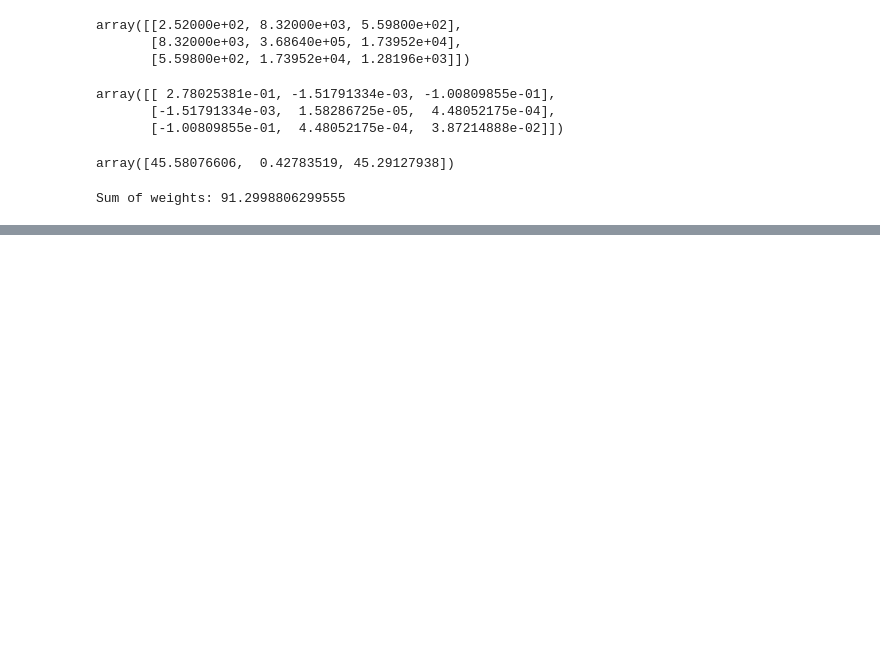
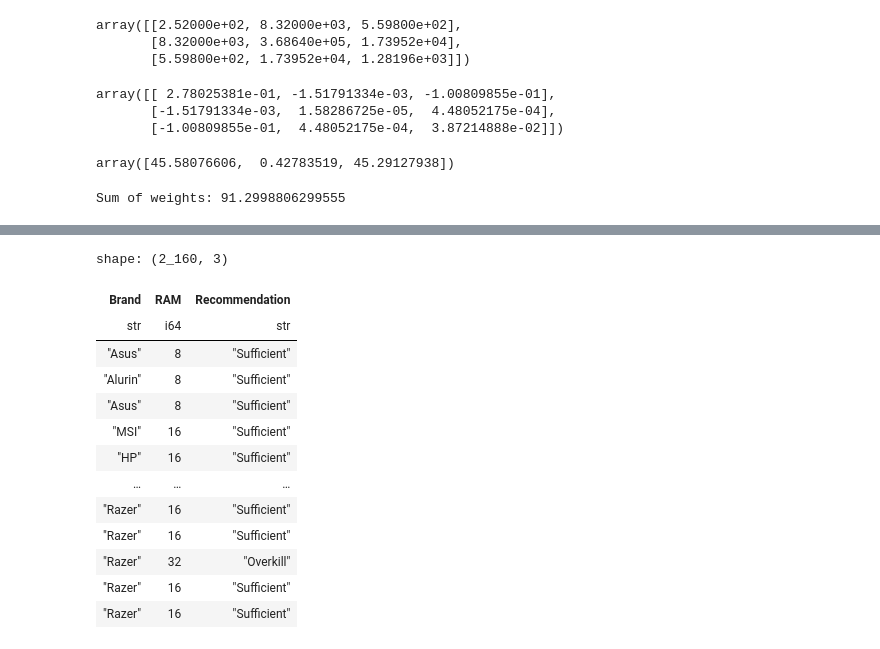
Before and after one commit to NikkiSatmaka/ml-zoomcamp, a Jupyter notebook: notebooks/homework_01.ipynb, the cells around one changed output, grey strips where cells are left out. Drawn from its saved outputs; the diff is of its cells as text; code cells hidden in the pictures; blank space fills up the shorter version.

```diff
--- a/notebooks/homework_01.ipynb
+++ b/notebooks/homework_01.ipynb
@@ -207,0 +279,28 @@ Sum of weights: 91.2998806299555
+# %%
+df.select(
+    pl.col("Brand"),
+    pl.col("RAM"),
+    pl.when(pl.col("RAM") < 8)
+    .then(pl.lit("Upgrade"))
+    .otherwise(
+        pl.when(pl.col("RAM") > 16)
+        .then(pl.lit("Overkill"))
+        .otherwise(pl.lit("Sufficient"))
+    )
+    .alias("Recommendation"),
+)
+# %% [output]
+shape: (2_160, 3)
+| Brand | RAM | Recommendation |
+| str | i64 | str |
+| "Asus" | 8 | "Sufficient" |
+| "Alurin" | 8 | "Sufficient" |
+| "Asus" | 8 | "Sufficient" |
+| "MSI" | 16 | "Sufficient" |
+| "HP" | 16 | "Sufficient" |
+| … | … | … |
+| "Razer" | 16 | "Sufficient" |
+| "Razer" | 16 | "Sufficient" |
+| "Razer" | 32 | "Overkill" |
+| "Razer" | 16 | "Sufficient" |
+| "Razer" | 16 | "Sufficient" |
```
Also changed, not shown: parts of 6 cells of this notebook.
